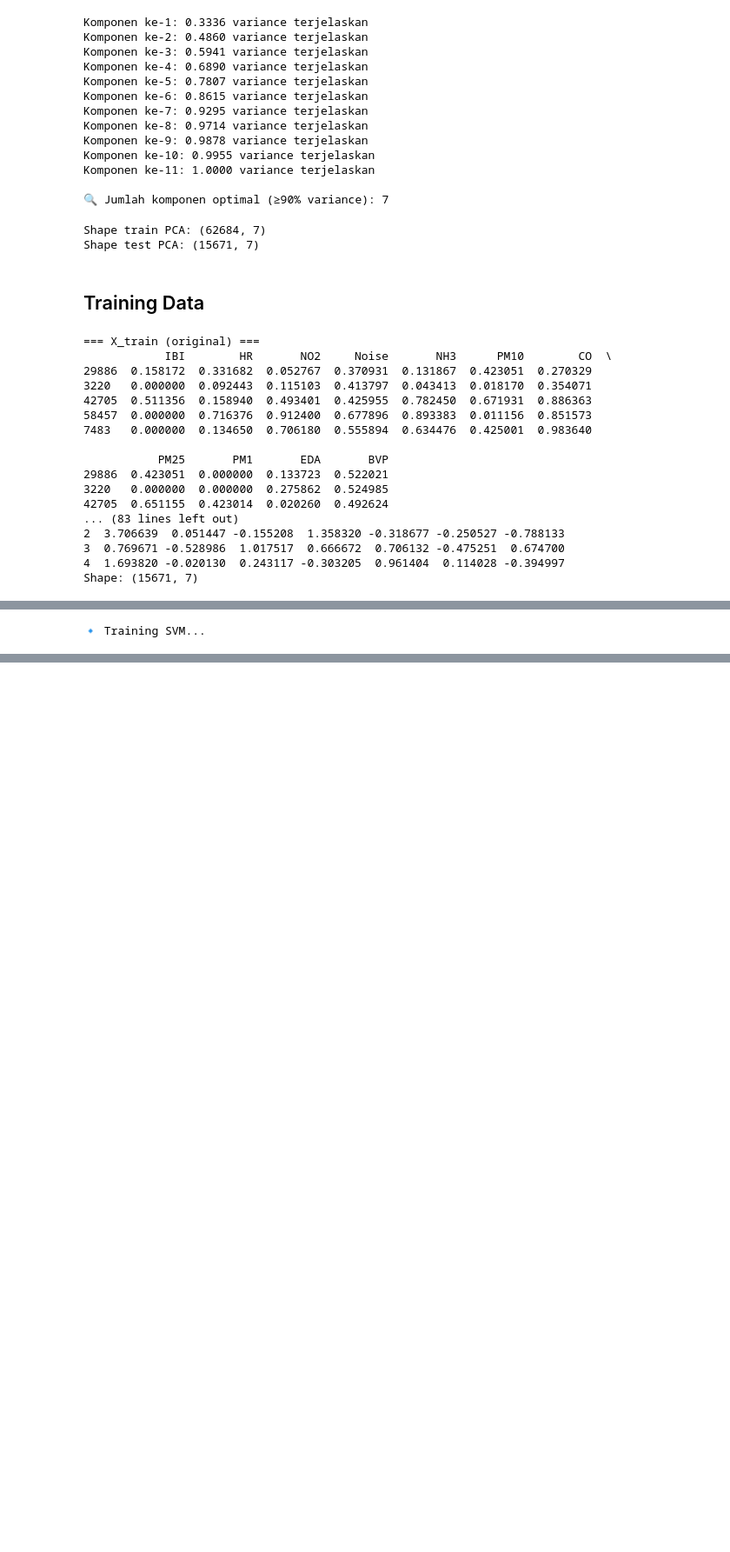
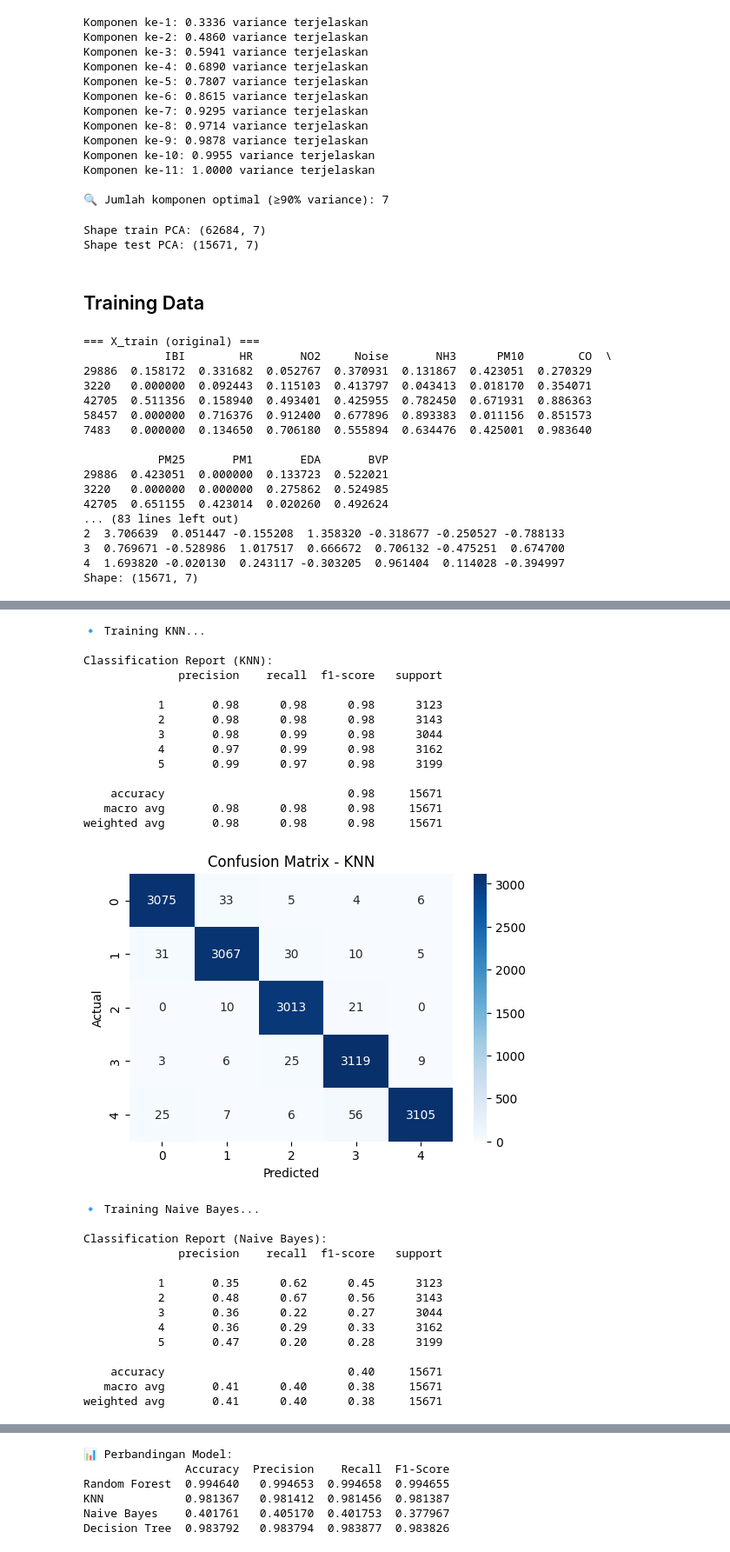
Before and after one commit to RyanGA09/DataMiningAirQuality, a Jupyter notebook: notebooksmote.ipynb, the cells around one changed output, grey strips where cells are left out. Shown at 87% size. Saved outputs shown, nothing was run; the diff lists cells and outputs as text; code cells hidden in the pictures; blank space fills up the shorter version.

Commit message:
smote training

```diff
--- a/notebooksmote.ipynb
+++ b/notebooksmote.ipynb
@@ -401,37 +412,46 @@ from sklearn.ensemble import RandomForestClassifier
 from sklearn.svm import SVC
 from sklearn.naive_bayes import GaussianNB
 from sklearn.tree import DecisionTreeClassifier
-from sklearn.metrics import classification_report, accuracy_score, confusion_matrix
+from sklearn.neighbors import KNeighborsClassifier
+from sklearn.metrics import classification_report, confusion_matrix
 import seaborn as sns
 import matplotlib.pyplot as plt
+import pandas as pd
 
 # Buat dictionary model
 models = {
     "Random Forest": RandomForestClassifier(n_estimators=100, random_state=42),
-    "SVM": SVC(kernel="rbf", probability=True, random_state=42),
+    "KNN": KNeighborsClassifier(n_neighbors=5),
     "Naive Bayes": GaussianNB(),
     "Decision Tree": DecisionTreeClassifier(random_state=42)
 }
 
+# Dictionary untuk simpan hasil evaluasi
 results = {}
 
 for name, model in models.items():
     print(f"\n🔹 Training {name}...")
 
     # Training
-    model.fit(X_train_scaled, y_train)
+    model.fit(X_train, y_train)
 
     # Prediction
-    y_pred = model.predict(X_test_scaled)
+    y_pred = model.predict(X_test)
 
     # Evaluasi
-    acc = accuracy_score(y_test, y_pred)
-    print(f"Accuracy {name}: {acc:.4f}")
+    report = classification_report(y_test, y_pred, output_dict=True)
+
+    # Simpan hasil utama (macro avg agar balance antar kelas)
+    results[name] = {
+        "Accuracy": report["accuracy"],
+        "Precision": report["macro avg"]["precision"],
+        "Recall": report["macro avg"]["recall"],
+        "F1-Score": report["macro avg"]["f1-score"]
+    }
+
+    # Tampilkan laporan lengkap
     print(f"\nClassification Report ({name}):")
     print(classification_report(y_test, y_pred))
-
-    # Simpan hasil
-    results[name] = acc
 
     # Confusion Matrix
     cm = confusion_matrix(y_test, y_pred)
@@ -442,9 +462,17 @@ for name, model in models.items():
     plt.ylabel("Actual")
     plt.show()
 
-# Bandingkan akurasi antar model
-print("\n📊 Perbandingan Akurasi Model:")
-for name, acc in results.items():
-    print(f"{name}: {acc:.4f}")
+# Tampilkan perbandingan hasil dalam bentuk tabel
+df_results = pd.DataFrame(results).T
+print("\n📊 Perbandingan Model:")
+print(df_results)
+
+# Visualisasi perbandingan
+df_results.plot(kind="bar", figsize=(10,6))
+plt.title("Perbandingan Akurasi, Precision, Recall, dan F1-Score Antar Model")
+plt.ylabel("Score")
+plt.xticks(rotation=0)
+plt.legend(loc="lower right")
+plt.show()
 # %% [output]
 🔹 Training Random Forest...
@@ -465,2 +492,30 @@ weighted avg       1.00      1.00      1.00     15671
 [figure]
-🔹 Training SVM...
+🔹 Training KNN...
+
+Classification Report (KNN):
+              precision    recall  f1-score   support
+
+           1       0.98      0.98      0.98      3123
+           2       0.98      0.98      0.98      3143
+           3       0.98      0.99      0.98      3044
+           4       0.97      0.99      0.98      3162
+           5       0.99      0.97      0.98      3199
+
+    accuracy                           0.98     15671
+   macro avg       0.98      0.98      0.98     15671
+weighted avg       0.98      0.98      0.98     15671
+[figure, added]
+🔹 Training Naive Bayes...
+
+Classification Report (Naive Bayes):
+              precision    recall  f1-score   support
+
+           1       0.35      0.62      0.45      3123
+           2       0.48      0.67      0.56      3143
+           3       0.36      0.22      0.27      3044
+           4       0.36      0.29      0.33      3162
+           5       0.47      0.20      0.28      3199
+
+    accuracy                           0.40     15671
+   macro avg       0.41      0.40      0.38     15671
+weighted avg       0.41      0.40      0.38     15671
@@ -466,0 +538,6 @@ weighted avg       1.00      1.00      1.00     15671
+📊 Perbandingan Model:
+               Accuracy  Precision    Recall  F1-Score
+Random Forest  0.994640   0.994653  0.994658  0.994655
+KNN            0.981367   0.981412  0.981456  0.981387
+Naive Bayes    0.401761   0.405170  0.401753  0.377967
+Decision Tree  0.983792   0.983794  0.983877  0.983826
```
Also changed, not shown: parts of 21 cells of this notebook.
